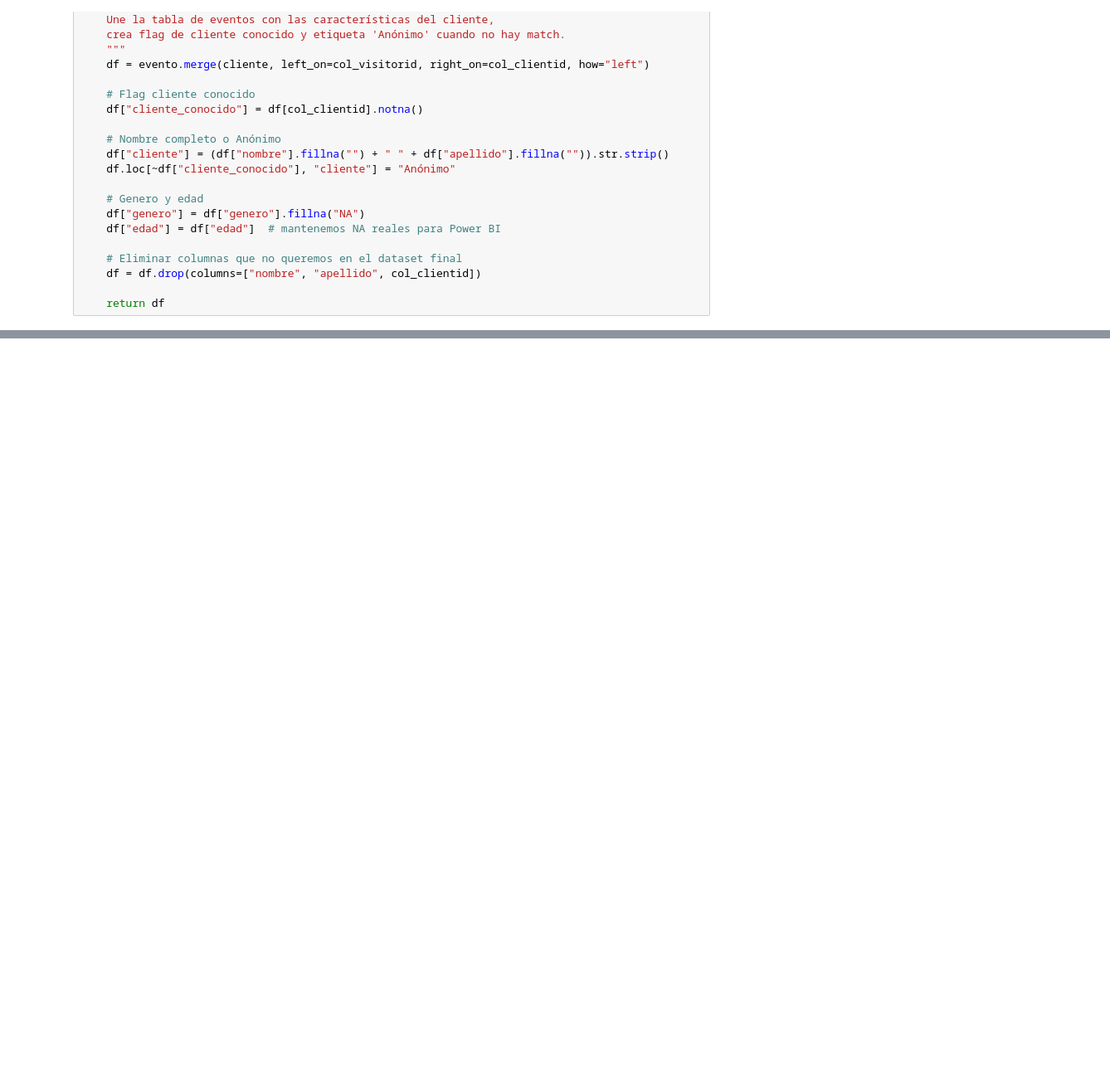
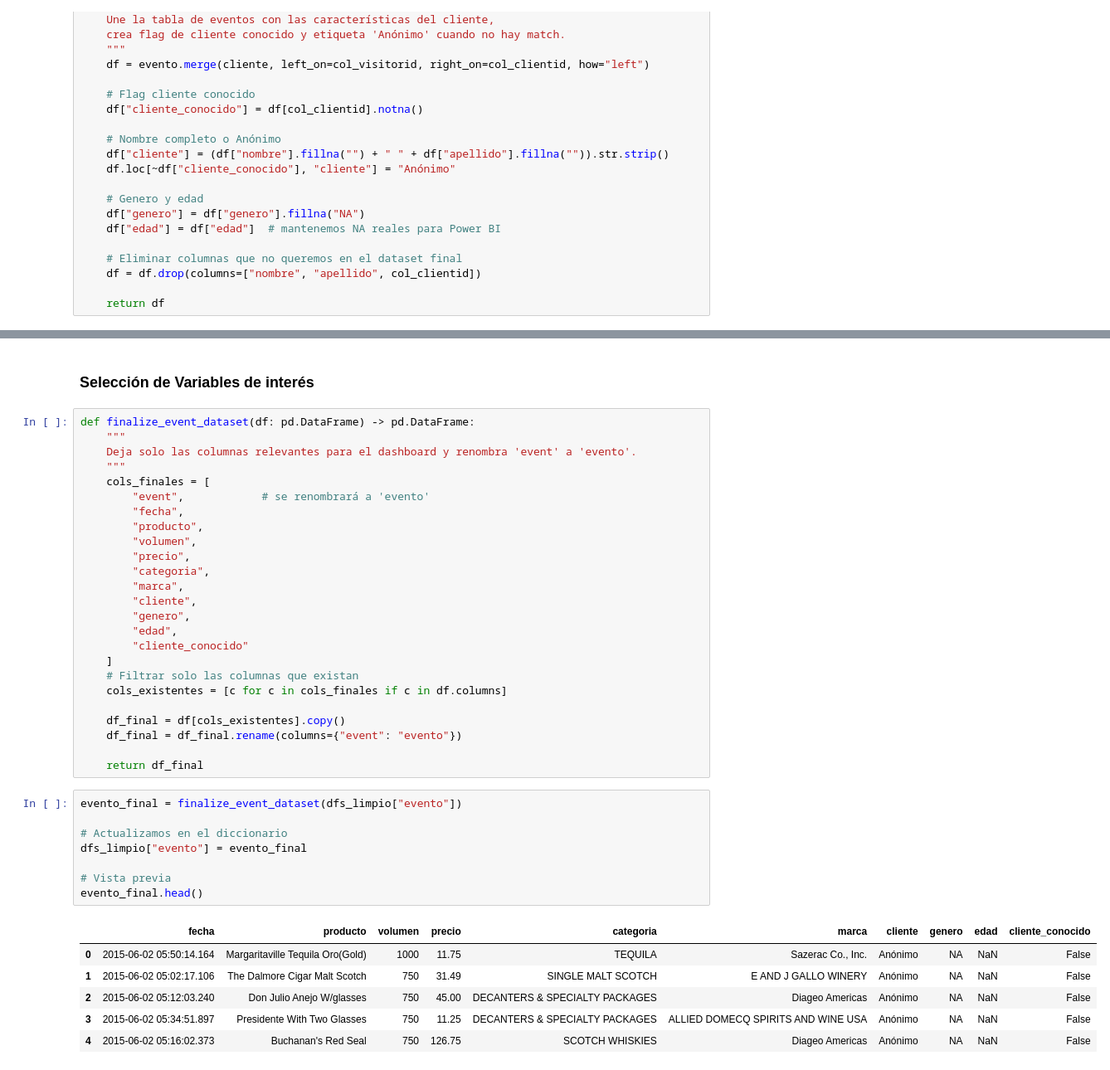
Before and after one commit to LeivaDiego/MLOps-Lab2, a Jupyter notebook: data_pipeline.ipynb, the cells around one changed output, grey strips where cells are left out. Shown at 83% size. Saved outputs shown, nothing was run; the diff lists cells and outputs as text; blank space fills up the shorter version.

```diff
--- a/data_pipeline.ipynb
+++ b/data_pipeline.ipynb
@@ -637,3 +637,45 @@ dfs_limpio["evento"].head()
 | 2 | 1433221923240 | 810725 | view | 443030 | 2015-06-02 05:12:03.240 | Don Julio Anejo W/glasses | 750 | 45.00 | DECANTERS & SPECIALTY PACKAGES | Diageo Americas | ... |
 | 3 | 1433223291897 | 794181 | view | 439202 | 2015-06-02 05:34:51.897 | Presidente With Two Glasses | 750 | 11.25 | DECANTERS & SPECIALTY PACKAGES | ALLIED DOMECQ SPIRITS AND WINE USA | ... |
 | 4 | 1433222162373 | 176446 | view | 10572 | 2015-06-02 05:16:02.373 | Buchanan's Red Seal | 750 | 126.75 | SCOTCH WHISKIES | Diageo Americas | ... |
+# %% [markdown]
+### Selección de Variables de interés
+# %%
+def finalize_event_dataset(df: pd.DataFrame) -> pd.DataFrame:
+    """
+    Deja solo las columnas relevantes para el dashboard y renombra 'event' a 'evento'.
+    """
+    cols_finales = [
+        "event",            # se renombrará a 'evento'
+        "fecha",
+        "producto",
+        "volumen",
+        "precio",
+        "categoria",
+        "marca",
+        "cliente",
+        "genero",
+        "edad",
+        "cliente_conocido"
+    ]
+    # Filtrar solo las columnas que existan
+    cols_existentes = [c for c in cols_finales if c in df.columns]
+
+    df_final = df[cols_existentes].copy()
+    df_final = df_final.rename(columns={"event": "evento"})
+
+    return df_final
+# %%
+evento_final = finalize_event_dataset(dfs_limpio["evento"])
+
+# Actualizamos en el diccionario
+dfs_limpio["evento"] = evento_final
+
+# Vista previa
+evento_final.head()
+# %% [output]
+|  | fecha | producto | volumen | precio | categoria | marca | cliente | genero | edad | cliente_conocido |
+| 0 | 2015-06-02 05:50:14.164 | Margaritaville Tequila Oro(Gold) | 1000 | 11.75 | TEQUILA | Sazerac Co., Inc. | Anónimo | NA | NaN | False |
+| 1 | 2015-06-02 05:02:17.106 | The Dalmore Cigar Malt Scotch | 750 | 31.49 | SINGLE MALT SCOTCH | E AND J GALLO WINERY | Anónimo | NA | NaN | False |
+| 2 | 2015-06-02 05:12:03.240 | Don Julio Anejo W/glasses | 750 | 45.00 | DECANTERS & SPECIALTY PACKAGES | Diageo Americas | Anónimo | NA | NaN | False |
+| 3 | 2015-06-02 05:34:51.897 | Presidente With Two Glasses | 750 | 11.25 | DECANTERS & SPECIALTY PACKAGES | ALLIED DOMECQ SPIRITS AND WINE USA | Anónimo | NA | NaN | False |
+| 4 | 2015-06-02 05:16:02.373 | Buchanan's Red Seal | 750 | 126.75 | SCOTCH WHISKIES | Diageo Americas | Anónimo | NA | NaN | False |
```
Also changed, not shown: parts of 1 cell of this notebook.
